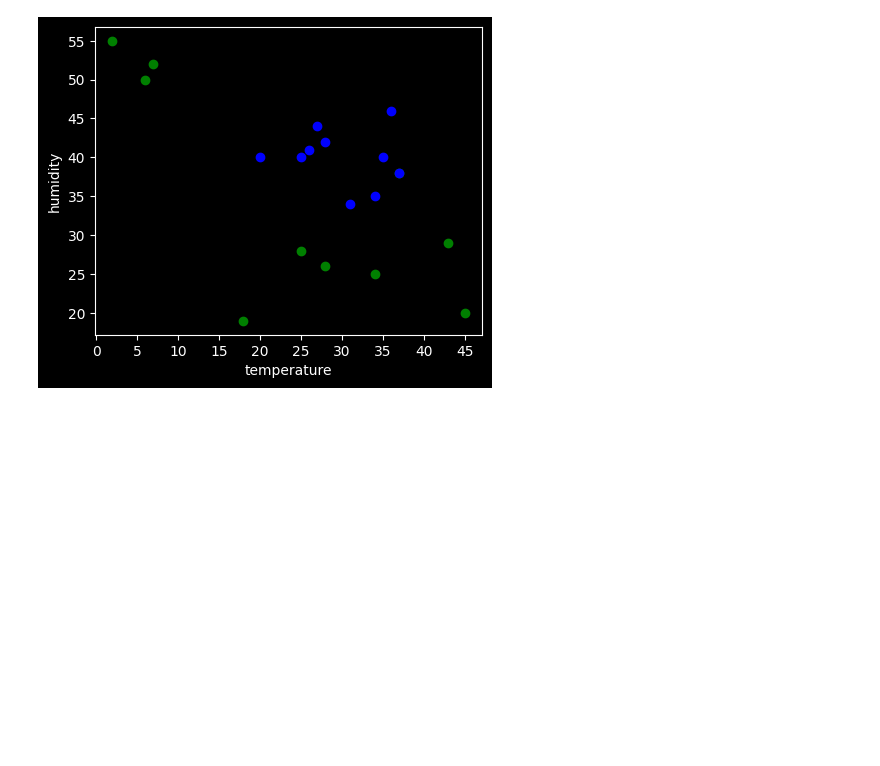
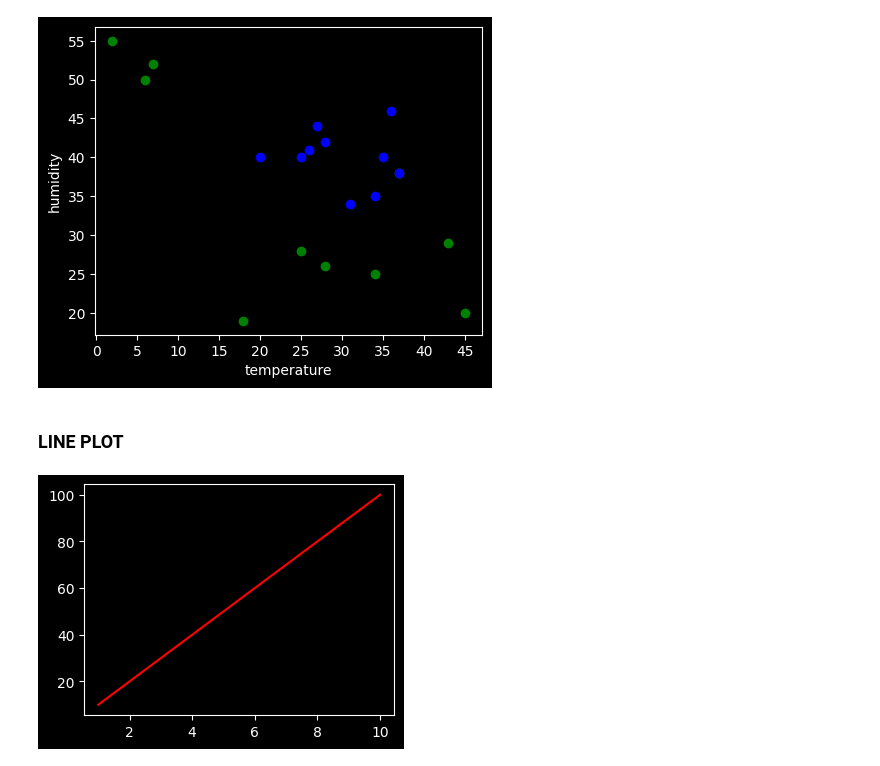
Before and after one commit to tusharmaurya267/Python_basic, a Jupyter notebook: Matplotlib_&_Seaborn.ipynb, the cells around one changed output. Saved outputs shown, nothing was run; the diff lists cells and outputs as text; code cells hidden in the pictures; blank space fills up the shorter version.

```diff
--- a/Matplotlib_&_Seaborn.ipynb
+++ b/Matplotlib_&_Seaborn.ipynb
@@ -50,3 +52,14 @@ plt.ylabel("humidity")
 plt.show()
 # %% [output]
 [figure]
+# %% [markdown]
+### LINE PLOT
+# %%
+rollno = pd.Series(np.arange(1,11,1))
+marks = pd.Series(np.arange(10,110,10))
+# %%
+plt.figure(figsize=(4,3))
+plt.plot(rollno , marks , color = "red" )
+plt.show()
+# %% [output]
+[figure, added]
```
Also changed, not shown: parts of 12 cells of this notebook.
